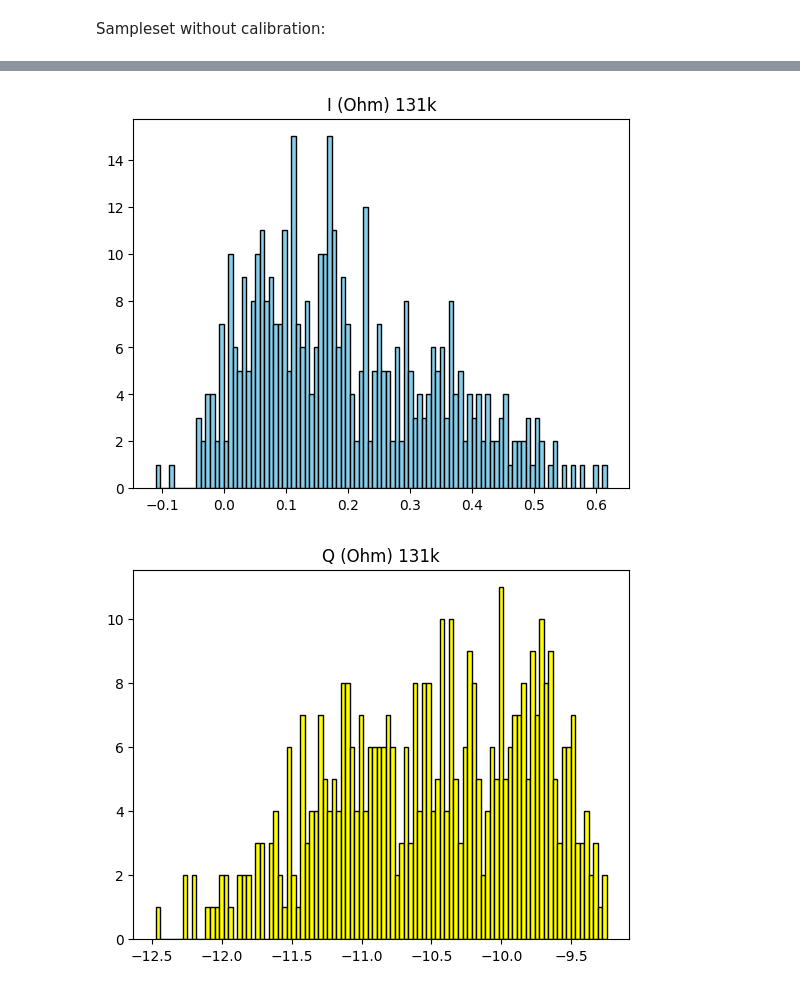
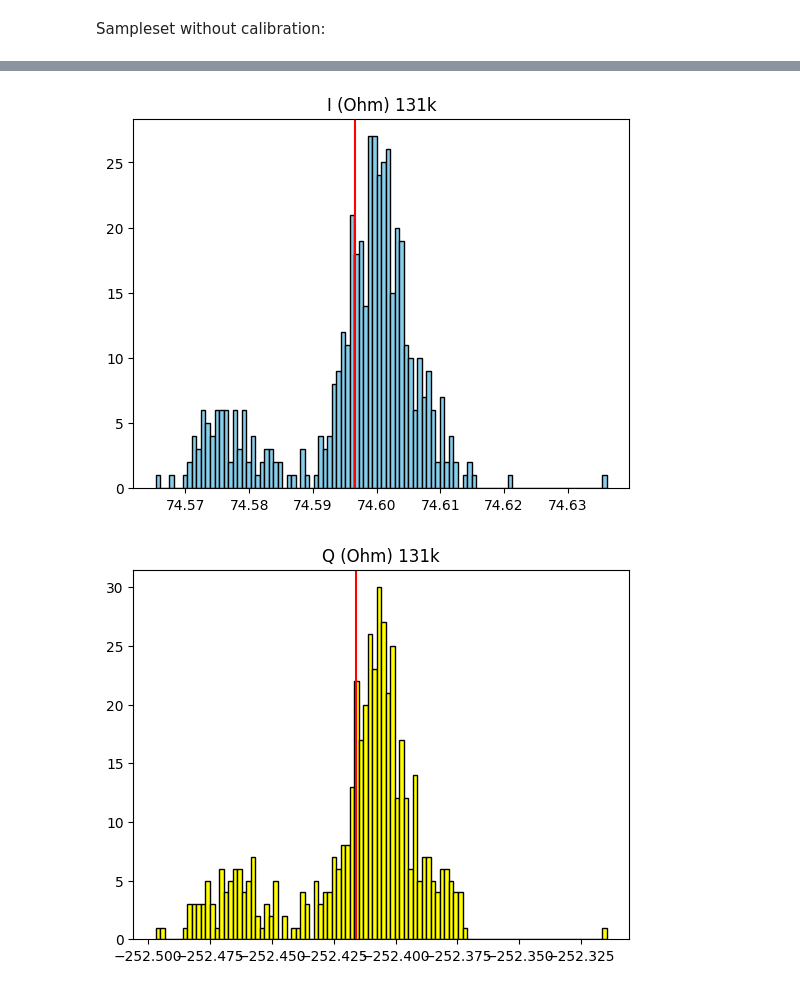
Before and after one commit to oscaroflores/BioZ_Research_Scripts, a Jupyter notebook: assessment_32655.ipynb, the cells around one changed output, grey strips where cells are left out. Saved outputs shown, nothing was run; the diff lists cells and outputs as text; code cells hidden in the pictures.

Commit message:
- Sampled data using python GUI - Measuremend error difference between 32655 and 32620 reduced - Refactored file naming convensions for repository - Redid 32620 - 32655 comparisons

```diff
--- a/assessment_32655.ipynb
+++ b/assessment_32655.ipynb
@@ -27,7 +28,7 @@ vref = 1
 bioz_gain = 10
 i_mag = 45.249e-6
 
-df = pd.read_csv("logs_32655-system/calibration/offsets.txt", sep=" ")
+df = pd.read_csv("logs_32655-system/calibration/offsets_pt3.txt", sep=" ")
 df_131k = df[df["frq"] == 131328.0]
 df_4k = df[df["frq"] == 4104.0]
 
@@ -59,0 +61,8 @@ print(I_offset_4k, Q_offset_4k)
+# %%
+df = pd.read_csv("logs_32655-system/calibration/measure_resistor_inphase_3.txt", sep=" ")
+
+
+df_131k = df[df["frq"] == 131328.0]
+
+
+df_131k
@@ -83,5 +116,5 @@ print(counts_to_bioz(I_inphase_4k), counts_to_bioz(Q_inphase_4k))
 # %%
-df = pd.read_csv("logs_32655-system/calibration/measure_resistor_quadphase_2.txt", sep=" ")
+df = pd.read_csv("logs_32655-system/calibration/measure_resistor_quadphase_3.txt", sep=" ")
 
 df_131k = df[df["frq"] == 131328.0]
 df_4k = df[df["frq"] == 4104.0]
@@ -162,9 +195,7 @@ Q_phase_coef_131k [°]: 1.597671
 # %% [markdown]
 Sampleset without calibration:
 # %%
-df = pd.read_csv("logs_32655-system/load_measurement/sampleset_2.txt", sep=" ")
+df = pd.read_csv("logs_32655-system/load_measurement/sampleset_4_11625_651pm copy.txt", sep=" ")
 
 df_4k = df.loc[df["frq"] == 4104.0].copy()
 df_131k = df.loc[df["frq"] == 131328.0].copy()
-
-print(counts_to_bioz(df_4k["I"].mean())) # print mean of load's I value for 4.1kHz
@@ -255,10 +301,12 @@ KeyError: 'Z_real_ohm'
 # %%
-z_real_131k = plt.hist(df_131k["Z_real_ohm"], bins=100, color="skyblue", edgecolor="black")
+z_real_131k = plt.hist(df_131k["Z_real"], bins=100, color="skyblue", edgecolor="black")
 plt.title("I (Ohm) 131k")
+plt.axvline(df_131k["Z_real"].mean(), color="red")
 plt.show(z_real_131k)
-z_imag_131k = plt.hist(df_131k["Z_imag_ohm"], bins=100, color="yellow", edgecolor="black")
+z_imag_131k = plt.hist(df_131k["Z_imag"], bins=100, color="yellow", edgecolor="black")
 plt.title("Q (Ohm) 131k")
+plt.axvline(df_131k["Z_imag"].mean(), color="red")
 plt.show(z_imag_131k)
 # %% [output]
-[figure, old version]
+[figure, new version]
-[figure, old version]
+[figure, new version]
```
Also changed, not shown: parts of 20 cells of this notebook, 34 other files.
